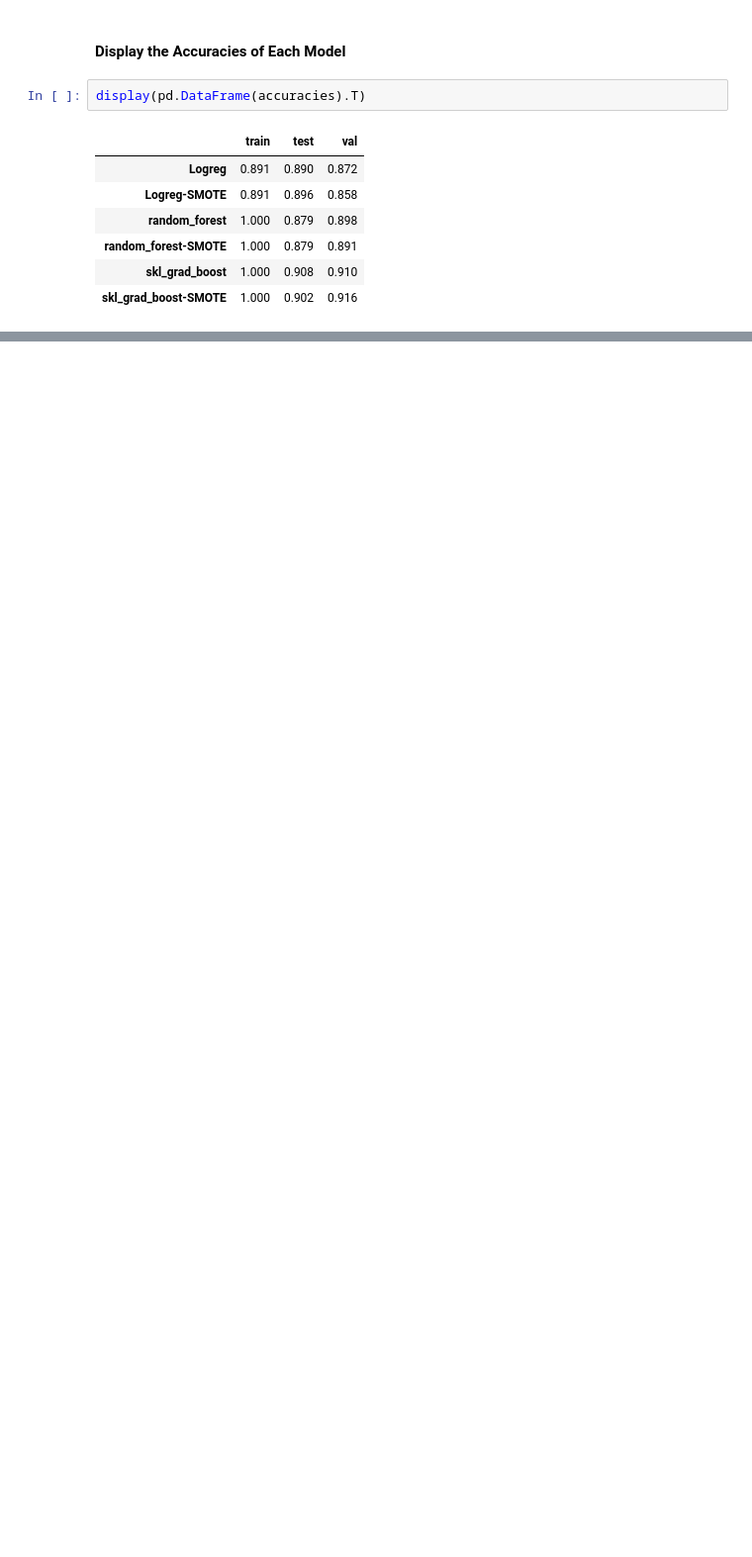
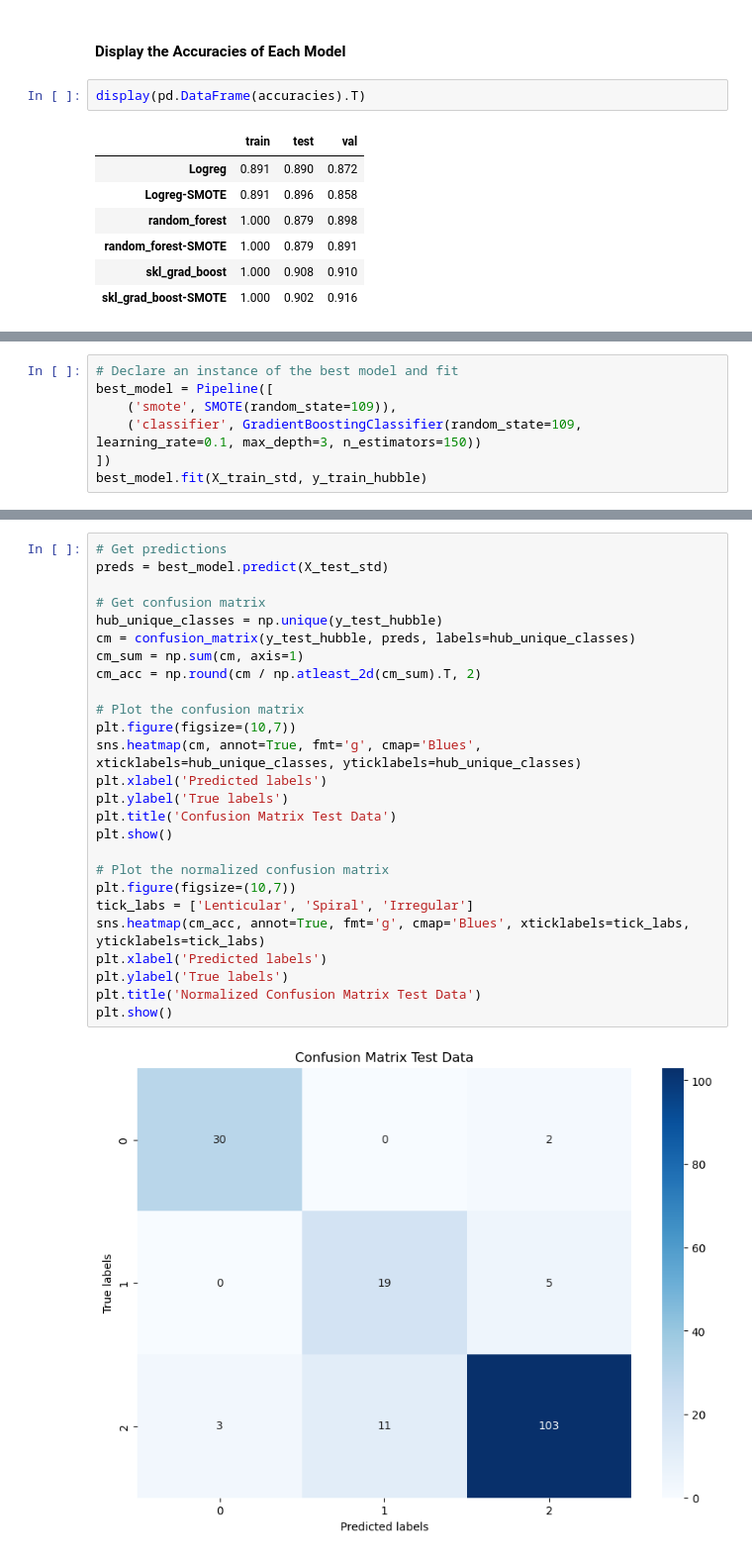
Before and after one commit to Adam-Boesky/Classifying_Galaxies, a Jupyter notebook: modeling/final-models.ipynb, the cells around one changed output, grey strips where cells are left out. Shown: that part at 99% size. Drawn from its saved outputs; the diff is of its cells as text; blank space fills up the shorter version.

Commit message:
Add best model performance and feature accuracy

```diff
--- a/modeling/final-models.ipynb
+++ b/modeling/final-models.ipynb
@@ -332,0 +332,7 @@ display(pd.DataFrame(accuracies).T)
+# %%
+# Declare an instance of the best model and fit
+best_model = Pipeline([
+    ('smote', SMOTE(random_state=109)),
+    ('classifier', GradientBoostingClassifier(random_state=109, learning_rate=0.1, max_depth=3, n_estimators=150))
+])
+best_model.fit(X_train_std, y_train_hubble)
@@ -332,0 +346,28 @@ display(pd.DataFrame(accuracies).T)
+# %%
+# Get predictions
+preds = best_model.predict(X_test_std)
+
+# Get confusion matrix
+hub_unique_classes = np.unique(y_test_hubble)
+cm = confusion_matrix(y_test_hubble, preds, labels=hub_unique_classes)
+cm_sum = np.sum(cm, axis=1)
+cm_acc = np.round(cm / np.atleast_2d(cm_sum).T, 2)
+
+# Plot the confusion matrix
+plt.figure(figsize=(10,7))
+sns.heatmap(cm, annot=True, fmt='g', cmap='Blues', xticklabels=hub_unique_classes, yticklabels=hub_unique_classes)
+plt.xlabel('Predicted labels')
+plt.ylabel('True labels')
+plt.title('Confusion Matrix Test Data')
+plt.show()
+
+# Plot the normalized confusion matrix
+plt.figure(figsize=(10,7))
+tick_labs = ['Lenticular', 'Spiral', 'Irregular']
+sns.heatmap(cm_acc, annot=True, fmt='g', cmap='Blues', xticklabels=tick_labs, yticklabels=tick_labs)
+plt.xlabel('Predicted labels')
+plt.ylabel('True labels')
+plt.title('Normalized Confusion Matrix Test Data')
+plt.show()
+# %% [output]
+[figure, added]
```
Also changed, not shown: parts of 10 cells of this notebook.
